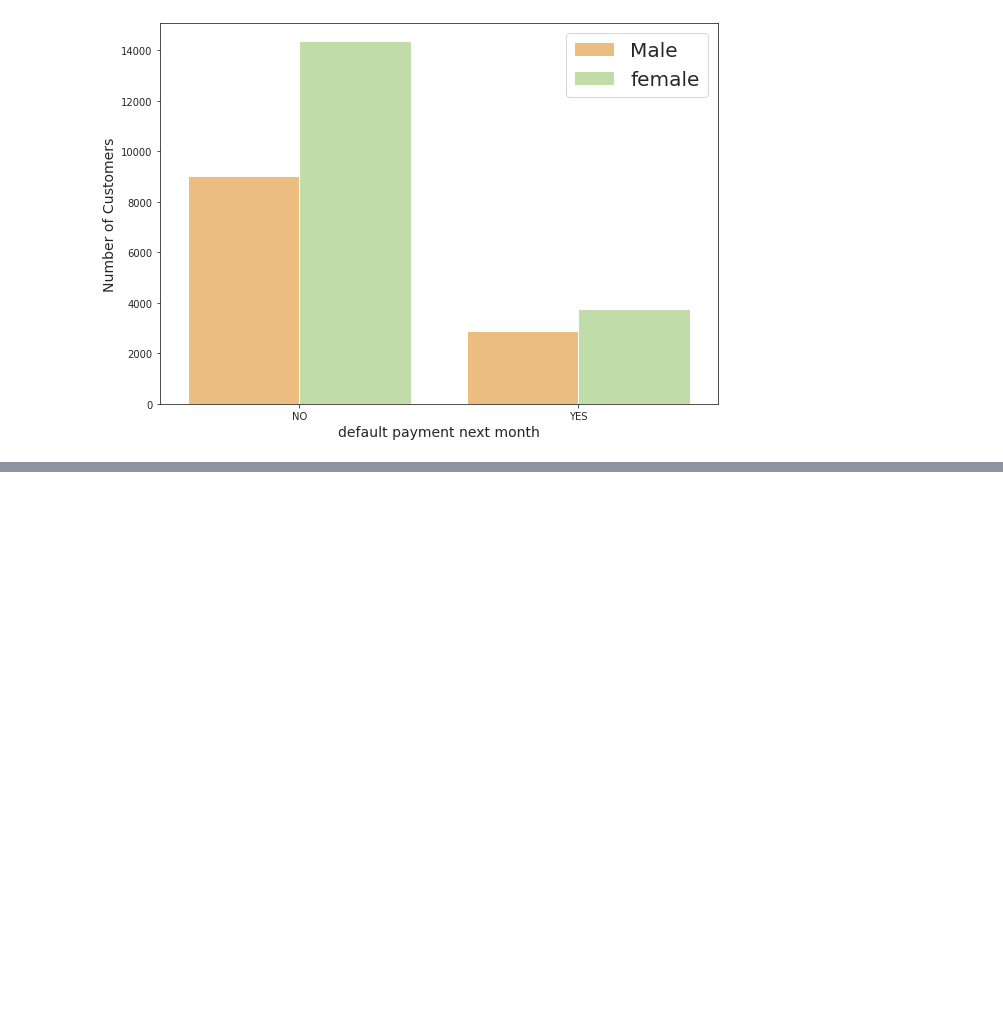
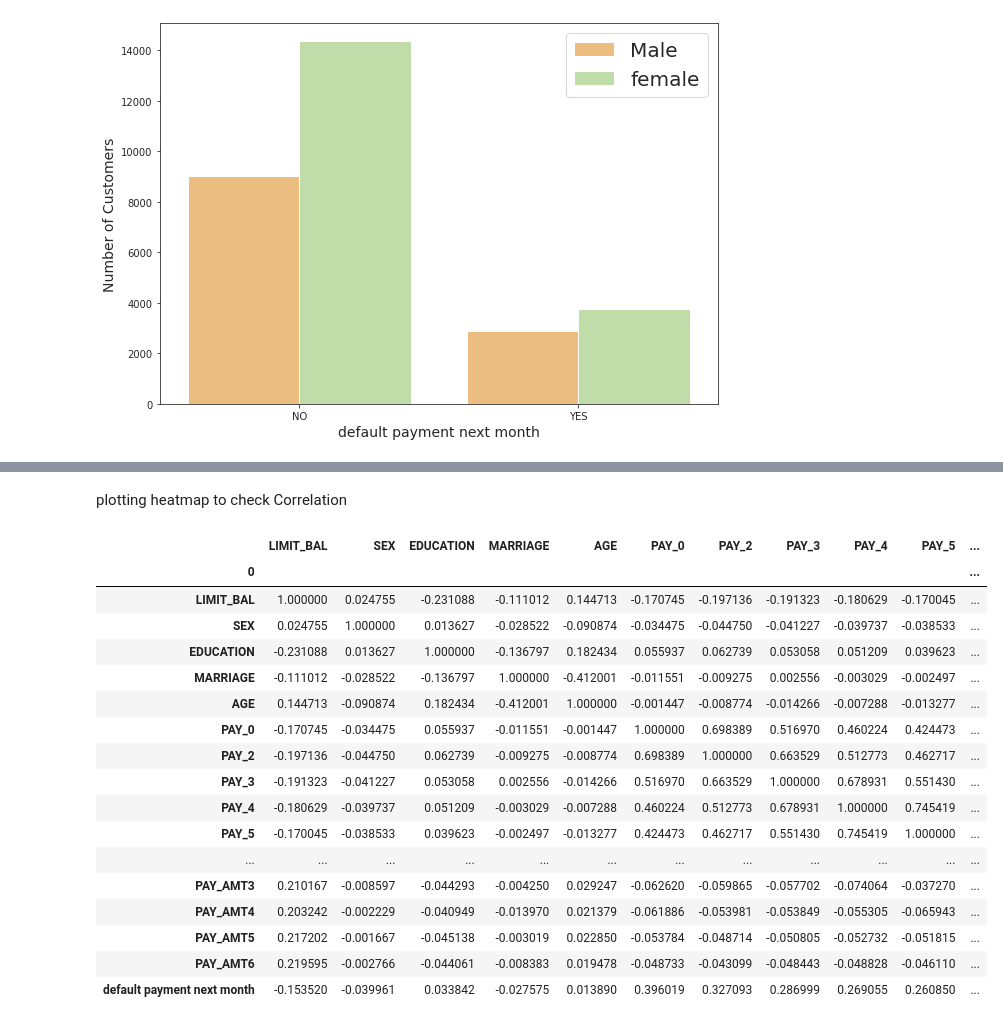
Before and after one commit to jerry14771/Default-of-credit-card-clients, a Jupyter notebook: Default_of_credit_card_clients_Capstone_Project_Notebook_ipynb.ipynb, the cells around one changed output, grey strips where cells are left out. Drawn from its saved outputs; the diff is of its cells as text; code cells hidden in the pictures; blank space fills up the shorter version.

```diff
--- a/Default_of_credit_card_clients_Capstone_Project_Notebook_ipynb.ipynb
+++ b/Default_of_credit_card_clients_Capstone_Project_Notebook_ipynb.ipynb
@@ -222,0 +279,23 @@ plt.legend(['Male','female'],prop={'size':20})
+# %% [markdown]
+plotting heatmap to check Correlation
+# %%
+df.corr()
+# %% [output]
+|  | LIMIT_BAL | SEX | EDUCATION | MARRIAGE | AGE | PAY_0 | PAY_2 | PAY_3 | PAY_4 | PAY_5 | ... |
+| 0 |  |  |  |  |  |  |  |  |  |  | ... |
+| LIMIT_BAL | 1.000000 | 0.024755 | -0.231088 | -0.111012 | 0.144713 | -0.170745 | -0.197136 | -0.191323 | -0.180629 | -0.170045 | ... |
+| SEX | 0.024755 | 1.000000 | 0.013627 | -0.028522 | -0.090874 | -0.034475 | -0.044750 | -0.041227 | -0.039737 | -0.038533 | ... |
+| EDUCATION | -0.231088 | 0.013627 | 1.000000 | -0.136797 | 0.182434 | 0.055937 | 0.062739 | 0.053058 | 0.051209 | 0.039623 | ... |
+| MARRIAGE | -0.111012 | -0.028522 | -0.136797 | 1.000000 | -0.412001 | -0.011551 | -0.009275 | 0.002556 | -0.003029 | -0.002497 | ... |
+| AGE | 0.144713 | -0.090874 | 0.182434 | -0.412001 | 1.000000 | -0.001447 | -0.008774 | -0.014266 | -0.007288 | -0.013277 | ... |
+| PAY_0 | -0.170745 | -0.034475 | 0.055937 | -0.011551 | -0.001447 | 1.000000 | 0.698389 | 0.516970 | 0.460224 | 0.424473 | ... |
+| PAY_2 | -0.197136 | -0.044750 | 0.062739 | -0.009275 | -0.008774 | 0.698389 | 1.000000 | 0.663529 | 0.512773 | 0.462717 | ... |
+| PAY_3 | -0.191323 | -0.041227 | 0.053058 | 0.002556 | -0.014266 | 0.516970 | 0.663529 | 1.000000 | 0.678931 | 0.551430 | ... |
+| PAY_4 | -0.180629 | -0.039737 | 0.051209 | -0.003029 | -0.007288 | 0.460224 | 0.512773 | 0.678931 | 1.000000 | 0.745419 | ... |
+| PAY_5 | -0.170045 | -0.038533 | 0.039623 | -0.002497 | -0.013277 | 0.424473 | 0.462717 | 0.551430 | 0.745419 | 1.000000 | ... |
+| ... | ... | ... | ... | ... | ... | ... | ... | ... | ... | ... | ... |
+| PAY_AMT3 | 0.210167 | -0.008597 | -0.044293 | -0.004250 | 0.029247 | -0.062620 | -0.059865 | -0.057702 | -0.074064 | -0.037270 | ... |
+| PAY_AMT4 | 0.203242 | -0.002229 | -0.040949 | -0.013970 | 0.021379 | -0.061886 | -0.053981 | -0.053849 | -0.055305 | -0.065943 | ... |
+| PAY_AMT5 | 0.217202 | -0.001667 | -0.045138 | -0.003019 | 0.022850 | -0.053784 | -0.048714 | -0.050805 | -0.052732 | -0.051815 | ... |
+| PAY_AMT6 | 0.219595 | -0.002766 | -0.044061 | -0.008383 | 0.019478 | -0.048733 | -0.043099 | -0.048443 | -0.048828 | -0.046110 | ... |
+| default payment next month | -0.153520 | -0.039961 | 0.033842 | -0.027575 | 0.013890 | 0.396019 | 0.327093 | 0.286999 | 0.269055 | 0.260850 | ... |
```
Also changed, not shown: parts of 40 cells of this notebook.
